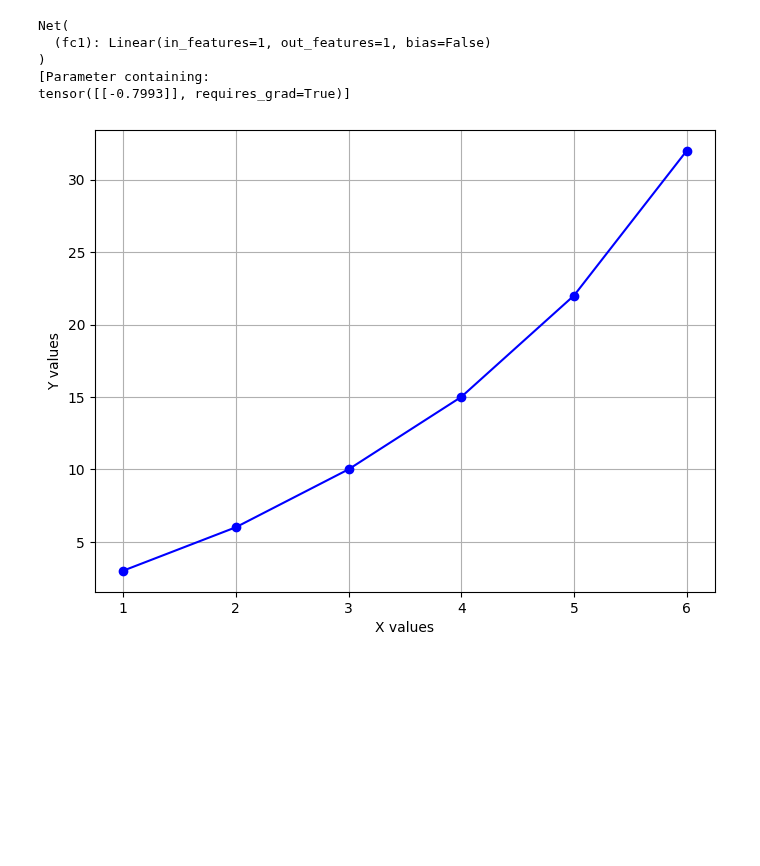
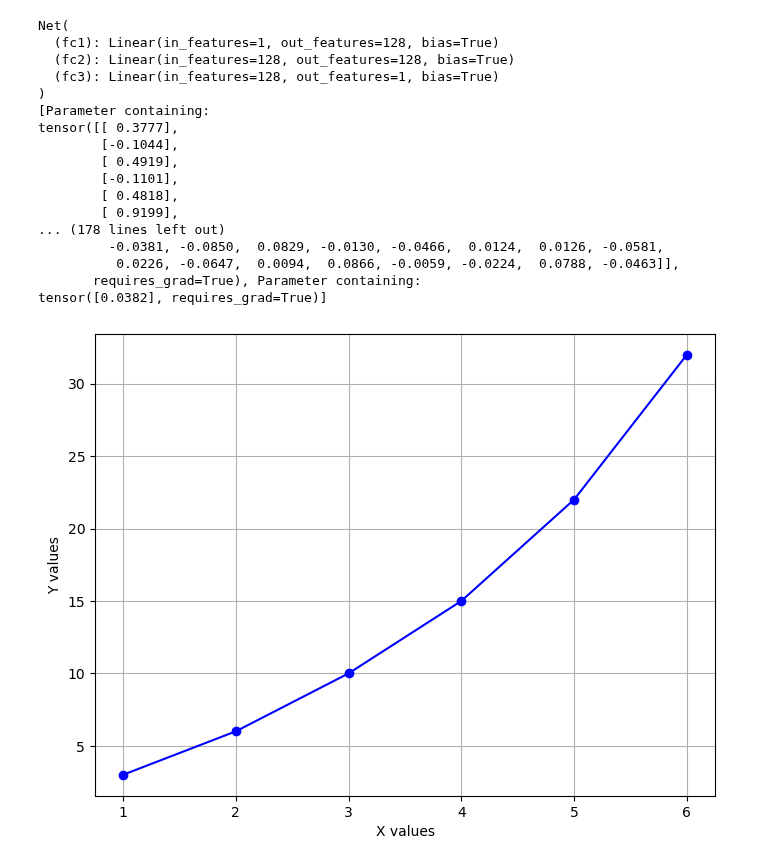
Before and after one commit to maxshii/ece284fa26, a Jupyter notebook: software/hw/[HW_Code3]_Mult-layer_Perceptron_Non_linear_Training.ipynb, the cells around one changed output. Saved outputs shown, nothing was run; the diff lists cells and outputs as text; code cells hidden in the pictures; blank space fills up the shorter version.

```diff
--- a/software/hw/[HW_Code3]_Mult-layer_Perceptron_Non_linear_Training.ipynb
+++ b/software/hw/[HW_Code3]_Mult-layer_Perceptron_Non_linear_Training.ipynb
@@ -11,44 +11,60 @@ import matplotlib.pyplot as plt
 class Net(nn.Module): ## nn.Module class is used
     def __init__(self):
         super(Net, self).__init__()
-        self.fc1 = nn.Linear(1,1,bias=False)  # in dim, out dim
+        self.fc1 = nn.Linear(1,128)  # in dim, out dim
+        self.fc2 = nn.Linear(128,128)  # in dim, out dim
+        self.fc3 = nn.Linear(128,1)  # in dim, out dim
 
     def forward(self, x):
-        x = self.fc1(x)
+        x = F.relu(self.fc1(x))
+        x = F.sigmoid(self.fc2(x))
+        x = F.relu(self.fc3(x))
         return x
 
 net = Net()
 
 print(net)
 print(list(net.parameters())) # parameters are randomized
 
 
 #def criterion(out, label):
 #    return (label - out)**2
 criterion = nn.MSELoss()
 
 
-optimizer = optim.SGD(net.parameters(), lr=0.1)
+optimizer = optim.SGD(net.parameters(), lr=0.001)
 #optimizer = optim.Adam(net.parameters(), lr=0.1)
 
 
 data = [(1.0,3.0), (2.0,6.0), (3.0,10.0), (4.0,15.0), (5.0,22.0), (6.0,32.0)]
 
 # Split data into x and y
 x_values, y_values = zip(*data)
 
 # Plotting
 plt.figure(figsize=(8, 6))
 plt.plot(x_values, y_values, marker='o', linestyle='-', color='b')
 plt.xlabel('X values')
 plt.ylabel('Y values')
 plt.grid(True)
 plt.show()
 # %% [output]
 Net(
-  (fc1): Linear(in_features=1, out_features=1, bias=False)
+  (fc1): Linear(in_features=1, out_features=128, bias=True)
+  (fc2): Linear(in_features=128, out_features=128, bias=True)
+  (fc3): Linear(in_features=128, out_features=1, bias=True)
 )
 [Parameter containing:
-tensor([[-0.7993]], requires_grad=True)]
+tensor([[ 0.3777],
+        [-0.1044],
+        [ 0.4919],
+        [-0.1101],
+        [ 0.4818],
+        [ 0.9199],
+... (178 lines left out)
+         -0.0381, -0.0850,  0.0829, -0.0130, -0.0466,  0.0124,  0.0126, -0.0581,
+          0.0226, -0.0647,  0.0094,  0.0866, -0.0059, -0.0224,  0.0788, -0.0463]],
+       requires_grad=True), Parameter containing:
+tensor([0.0382], requires_grad=True)]
-[figure, old version]
+[figure, new version]
 # %%
```
Also changed, not shown: parts of 4 cells of this notebook, 3 other files.
